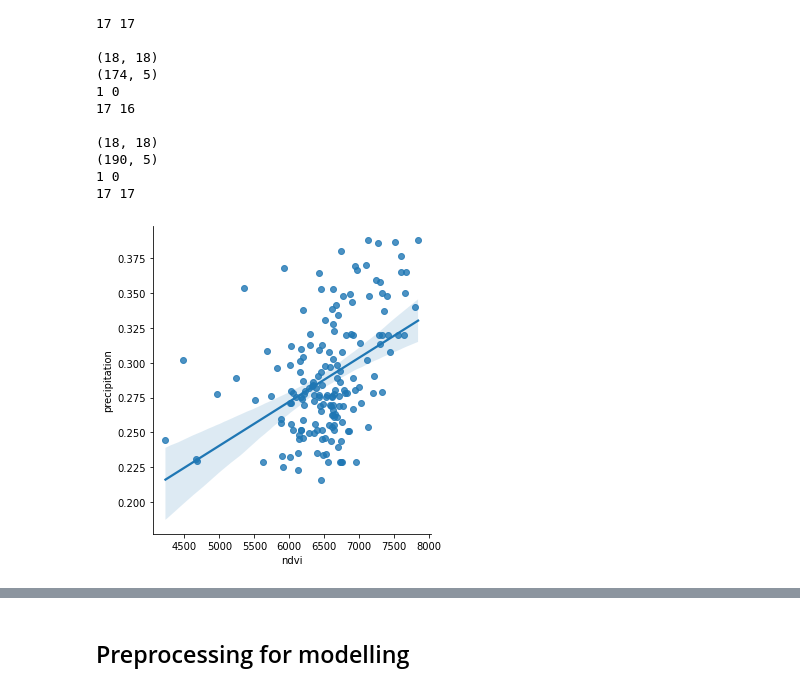
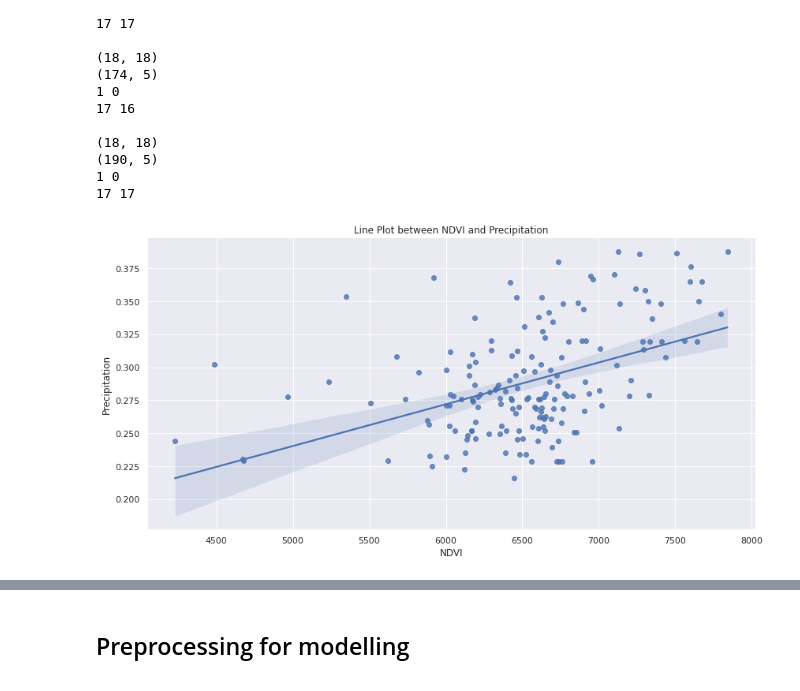
Before and after one commit to khalidmeister/trmm-downscaling, a Jupyter notebook: code_downscaling.ipynb, the cells around one changed output, grey strips where cells are left out. Saved outputs shown, nothing was run; the diff lists cells and outputs as text; code cells hidden in the pictures.

```diff
--- a/code_downscaling.ipynb
+++ b/code_downscaling.ipynb
@@ -639,8 +667,11 @@ for i in [trmm_25km, ndvi_25km, dem_25km, lc_25km]:
 1 0
 17 17
 # %%
+import matplotlib.pyplot as plt
 import seaborn as sns
-sns.lmplot(data=data_for_modeling, x='ndvi', y='precipitation')
+
+sns.lmplot(data=data_for_modeling, x='ndvi', y='precipitation', height=6, aspect=2).set(title='Line Plot between NDVI and Precipitation', xlabel='NDVI', ylabel='Precipitation')
+plt.savefig('Figure 4.png', dpi=300, bbox_inches='tight')
 plt.show()
 # %% [output]
-[figure, old version]
+[figure, new version]
```
Also changed, not shown: parts of 56 cells of this notebook.
